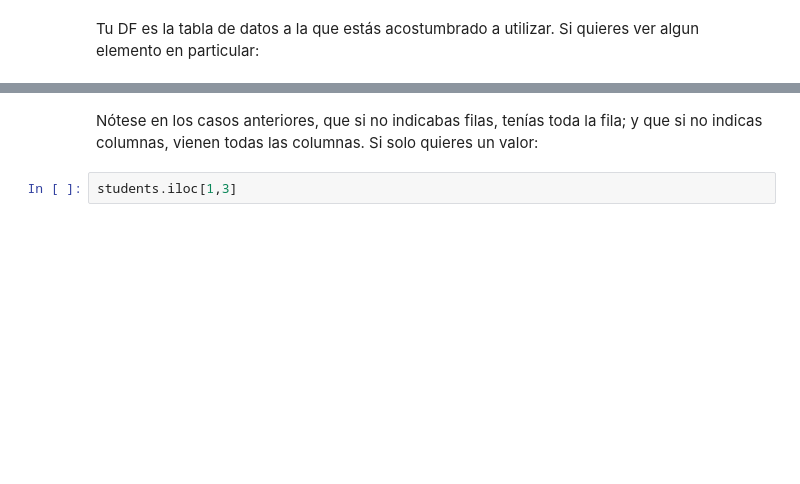
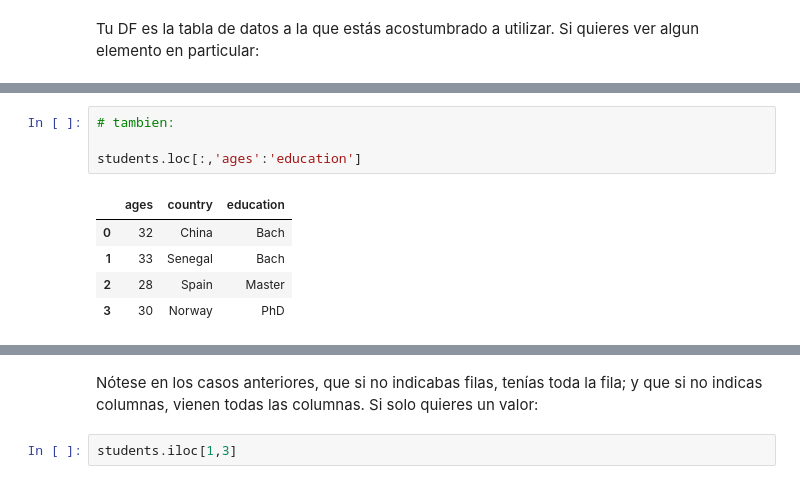
Before and after one commit to escuela-alacip/introPython, a Jupyter notebook: Parte1_P_EstructuraDeDatos.ipynb, the cells around one changed output, grey strips where cells are left out. Saved outputs shown, nothing was run; the diff lists cells and outputs as text; blank space fills up the shorter version.

```diff
--- a/Parte1_P_EstructuraDeDatos.ipynb
+++ b/Parte1_P_EstructuraDeDatos.ipynb
@@ -363,2 +441,12 @@ students[['country','education']]
+# %%
+# tambien:
+
+students.loc[:,'ages':'education']
+# %% [output]
+|  | ages | country | education |
+| 0 | 32 | China | Bach |
+| 1 | 33 | Senegal | Bach |
+| 2 | 28 | Spain | Master |
+| 3 | 30 | Norway | PhD |
 # %%
 # varias columnas (con posiciones)
```
Also changed, not shown: parts of 36 cells of this notebook.
